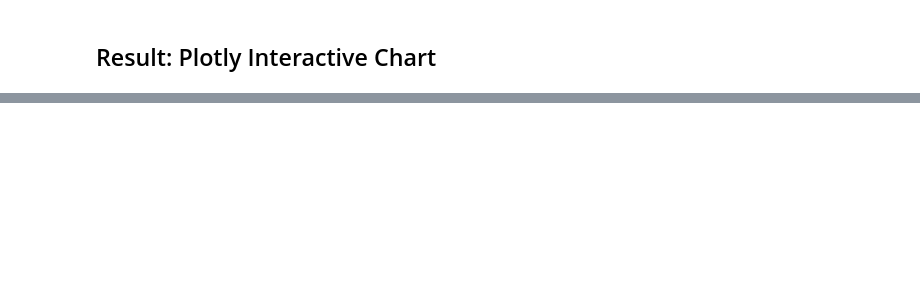
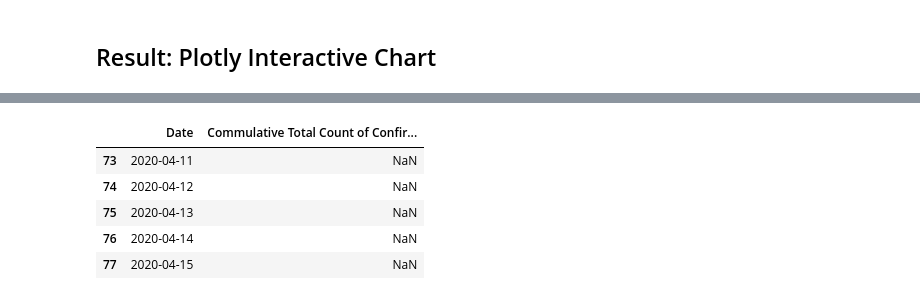
Before and after one commit to RSwarnkar/covid19-spread-exponential-graph-modeling, a Jupyter notebook: Measuring-COVID19-Lockdown-Impact-India.ipynb, the cells around one changed output, grey strips where cells are left out. Drawn from its saved outputs; the diff is of its cells as text; code cells hidden in the pictures; blank space fills up the shorter version.

```diff
--- a/Measuring-COVID19-Lockdown-Impact-India.ipynb
+++ b/Measuring-COVID19-Lockdown-Impact-India.ipynb
@@ -387,0 +396,9 @@ df_predicted.tail()
+# %%
+df_real.tail()
+# %% [output]
+|  | Date | Commulative Total Count of Confir... |
+| 73 | 2020-04-11 | NaN |
+| 74 | 2020-04-12 | NaN |
+| 75 | 2020-04-13 | NaN |
+| 76 | 2020-04-14 | NaN |
+| 77 | 2020-04-15 | NaN |
```
Also changed, not shown: parts of 22 cells of this notebook.
